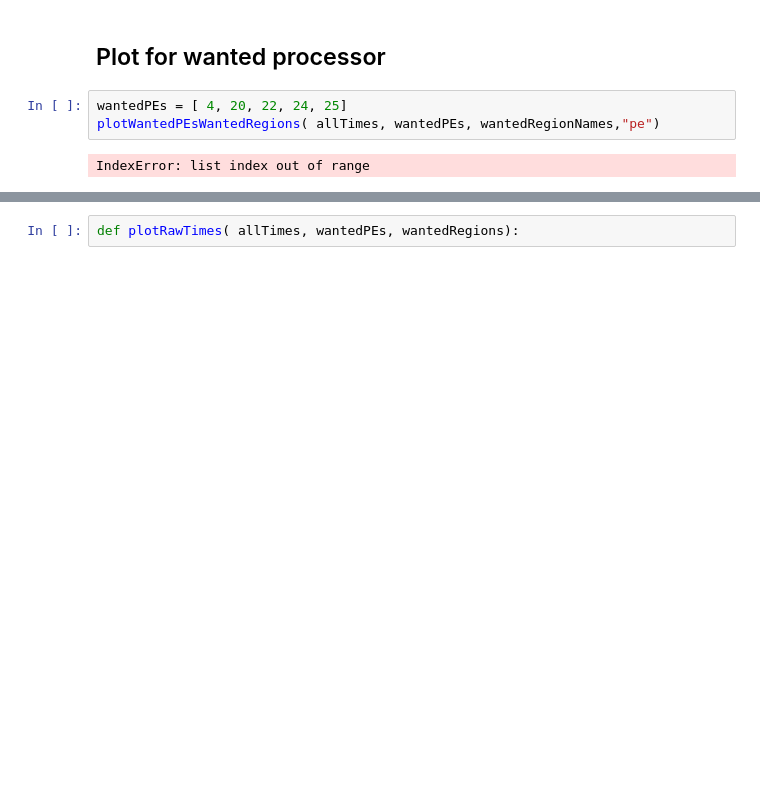
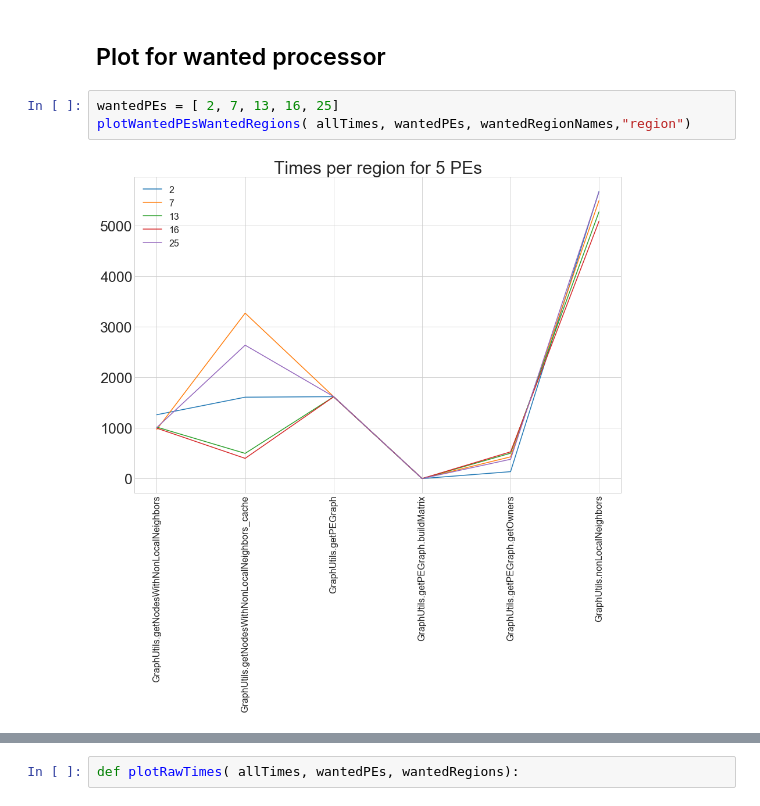
Before and after one commit to hu-macsy/geographer, a Jupyter notebook: tools/Visualize_scai_tracing.ipynb, the cells around one changed output, grey strips where cells are left out. Drawn from its saved outputs; the diff is of its cells as text; blank space fills up the shorter version.

```diff
--- a/tools/Visualize_scai_tracing.ipynb
+++ b/tools/Visualize_scai_tracing.ipynb
@@ -256,10 +264,10 @@ plotWantedPEsWantedRegions( allTimes, allPEs, wantedRegionNames,"pe")
 # %% [markdown]
 ## Plot for wanted processor
 # %%
-wantedPEs = [ 4, 20, 22, 24, 25]
-plotWantedPEsWantedRegions( allTimes, wantedPEs, wantedRegionNames,"pe")
+wantedPEs = [ 2, 7, 13, 16, 25]
+plotWantedPEsWantedRegions( allTimes, wantedPEs, wantedRegionNames,"region")
 # %% [output]
-IndexError: list index out of range
+[figure, added]
 # %%
 fig, ax = plt.subplots(figsize=(15,50))
 plt.rcParams.update({'font.size': 25})
```
Also changed, not shown: parts of 8 cells of this notebook, 7 other files.
